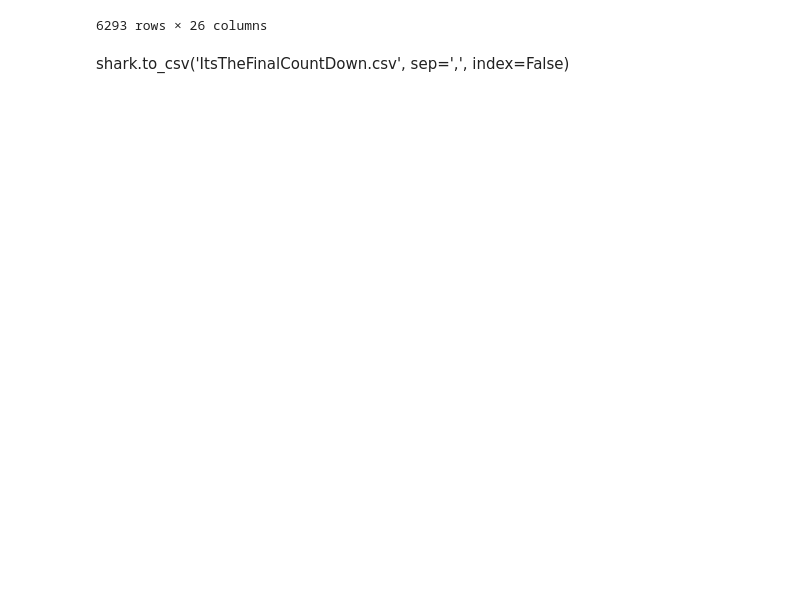
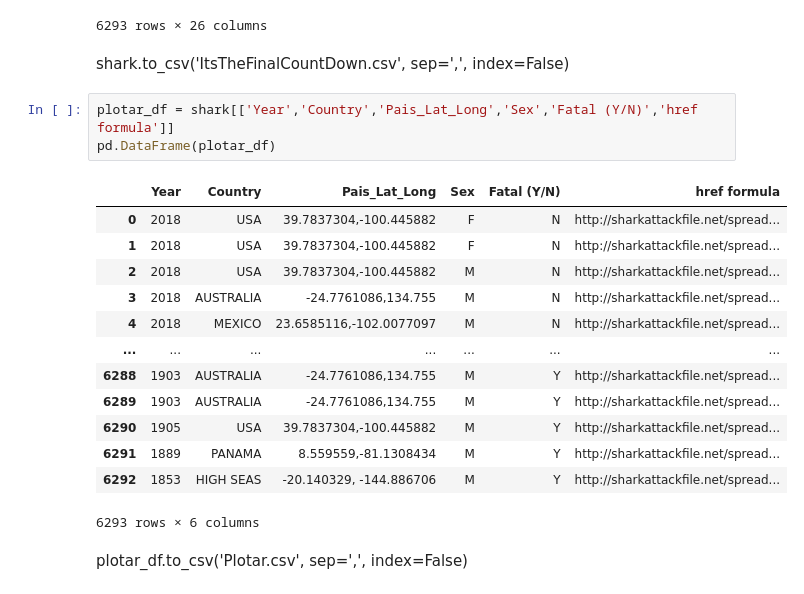
Before and after one commit to carlosferreirareis/Shark-Attack, a Jupyter notebook: Shark_Attack.ipynb, the cells around one changed output. Saved outputs shown, nothing was run; the diff lists cells and outputs as text; blank space fills up the shorter version.

```diff
--- a/Shark_Attack.ipynb
+++ b/Shark_Attack.ipynb
@@ -793,3 +797,22 @@ shark
 6293 rows × 26 columns
 # %% [markdown]
 shark.to_csv('ItsTheFinalCountDown.csv', sep=',', index=False)
+# %%
+plotar_df = shark[['Year','Country','Pais_Lat_Long','Sex','Fatal (Y/N)','href formula']]
+pd.DataFrame(plotar_df)
+# %% [output]
+|  | Year | Country | Pais_Lat_Long | Sex | Fatal (Y/N) | href formula |
+| 0 | 2018 | USA | 39.7837304,-100.445882 | F | N | http://sharkattackfile.net/spread... |
+| 1 | 2018 | USA | 39.7837304,-100.445882 | F | N | http://sharkattackfile.net/spread... |
+| 2 | 2018 | USA | 39.7837304,-100.445882 | M | N | http://sharkattackfile.net/spread... |
+| 3 | 2018 | AUSTRALIA | -24.7761086,134.755 | M | N | http://sharkattackfile.net/spread... |
+| 4 | 2018 | MEXICO | 23.6585116,-102.0077097 | M | N | http://sharkattackfile.net/spread... |
+| ... | ... | ... | ... | ... | ... | ... |
+| 6288 | 1903 | AUSTRALIA | -24.7761086,134.755 | M | Y | http://sharkattackfile.net/spread... |
+| 6289 | 1903 | AUSTRALIA | -24.7761086,134.755 | M | Y | http://sharkattackfile.net/spread... |
+| 6290 | 1905 | USA | 39.7837304,-100.445882 | M | Y | http://sharkattackfile.net/spread... |
+| 6291 | 1889 | PANAMA | 8.559559,-81.1308434 | M | Y | http://sharkattackfile.net/spread... |
+| 6292 | 1853 | HIGH SEAS | -20.140329, -144.886706 | M | Y | http://sharkattackfile.net/spread... |
+6293 rows × 6 columns
+# %% [markdown]
+plotar_df.to_csv('Plotar.csv', sep=',', index=False)
```
Also changed, not shown: parts of 4 cells of this notebook, 3 other files.
